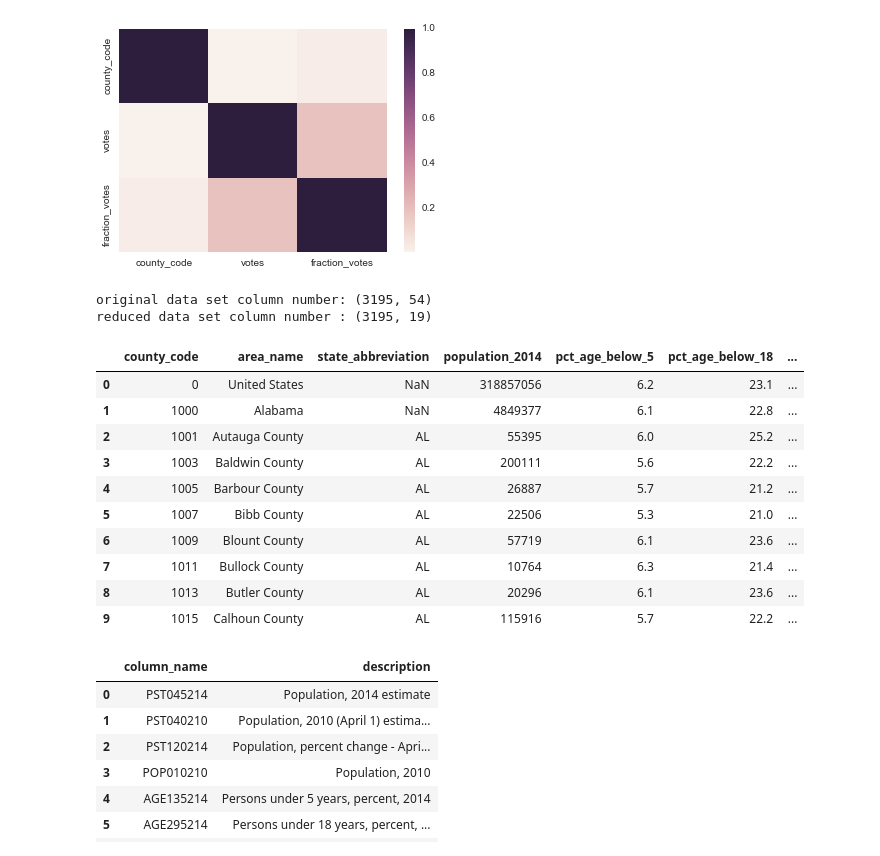
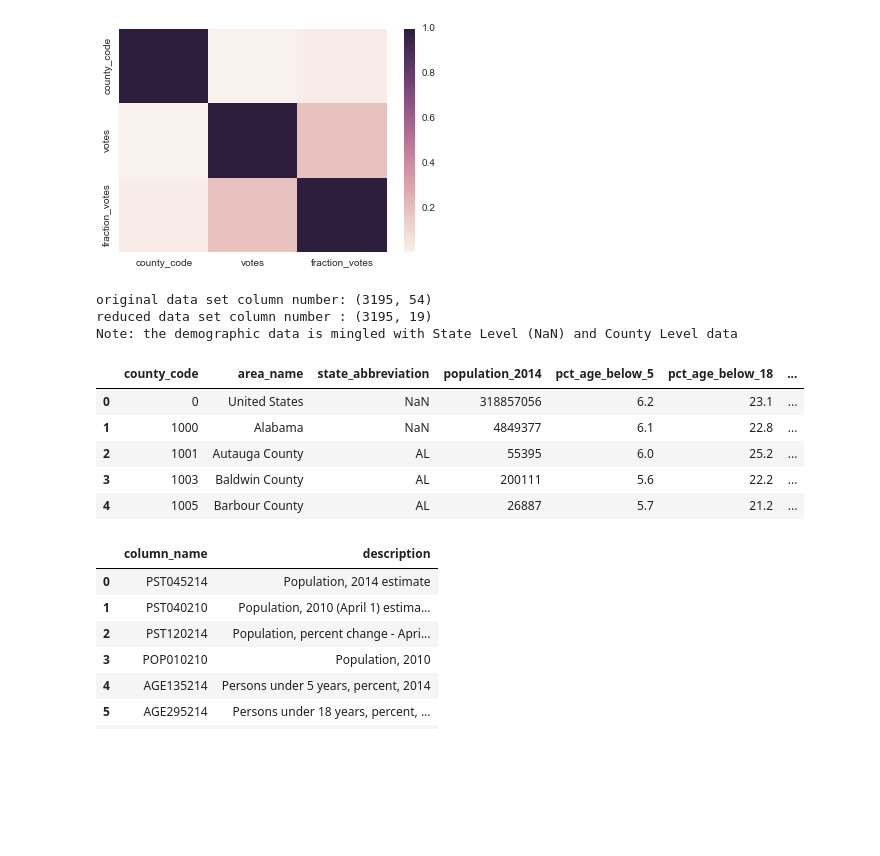
Before and after one commit to LindaFu/2016-us-election, a Jupyter notebook: US_Election.ipynb, the cells around one changed output. Drawn from its saved outputs; the diff is of its cells as text; code cells hidden in the pictures; blank space fills up the shorter version.

```diff
--- a/US_Election.ipynb
+++ b/US_Election.ipynb
@@ -77,40 +62,36 @@ print "original data set column number:", county_facts_data_raw.shape
 
 #-- for file2 : initially pick 19 columns in interest (out of total 54 columns)
 county_facts_data_combined = county_facts_data_raw[[ "fips", "area_name", "state_abbreviation" \
    , "PST045214", "AGE135214", "AGE295214", "AGE775214" , "SEX255214"\
    , "RHI125214", "RHI225214", "RHI325214", "RHI425214" , "RHI525214"\
    , "RHI625214", "RHI725214", "RHI825214"\
    , "EDU635213", "EDU685213", "INC910213" ]]
 #county_facts_data_combined.head()
 
 #-- Rename columns to be more readable.
 #-- Currently data still have both State Level and County Level, so call it combined for now.
 county_facts_data_combined.columns = [ "county_code", "area_name", "state_abbreviation" \
     , "population_2014", "pct_age_below_5", "pct_age_below_18", "pct_age_above_65" \
    , "female_percent"\
    , "White_alone", "African_American", "Native_Indian", "Asian" , "Pacific_Islander"\
    , "Two_more_races", "Hispanic", "White"\
    , "HighSchool", "College", "Income" ]
 
 print "reduced data set column number :",county_facts_data_combined.shape
-county_facts_data_combined.head(10)
-
+print "Note: the demographic data is mingled with State Level (NaN) and County Level data"
+county_facts_data_combined.head()
 #-- combined - currently has both 'State Level' and 'County Level' demographic info.
 #-- Will need to futher seperate them
 # %% [output]
 original data set column number: (3195, 54)
 reduced data set column number : (3195, 19)
+Note: the demographic data is mingled with State Level (NaN) and County Level data
 |  | county_code | area_name | state_abbreviation | population_2014 | pct_age_below_5 | pct_age_below_18 | ... |
 | 0 | 0 | United States | NaN | 318857056 | 6.2 | 23.1 | ... |
 | 1 | 1000 | Alabama | NaN | 4849377 | 6.1 | 22.8 | ... |
 | 2 | 1001 | Autauga County | AL | 55395 | 6.0 | 25.2 | ... |
 | 3 | 1003 | Baldwin County | AL | 200111 | 5.6 | 22.2 | ... |
 | 4 | 1005 | Barbour County | AL | 26887 | 5.7 | 21.2 | ... |
-| 5 | 1007 | Bibb County | AL | 22506 | 5.3 | 21.0 | ... |
-| 6 | 1009 | Blount County | AL | 57719 | 6.1 | 23.6 | ... |
-| 7 | 1011 | Bullock County | AL | 10764 | 6.3 | 21.4 | ... |
-| 8 | 1013 | Butler County | AL | 20296 | 6.1 | 23.6 | ... |
-| 9 | 1015 | Calhoun County | AL | 115916 | 5.7 | 22.2 | ... |
 # %%
 #-- FYI
 #-- read file 3 - county facts dictionary
```
Also changed, not shown: parts of 29 cells of this notebook.
